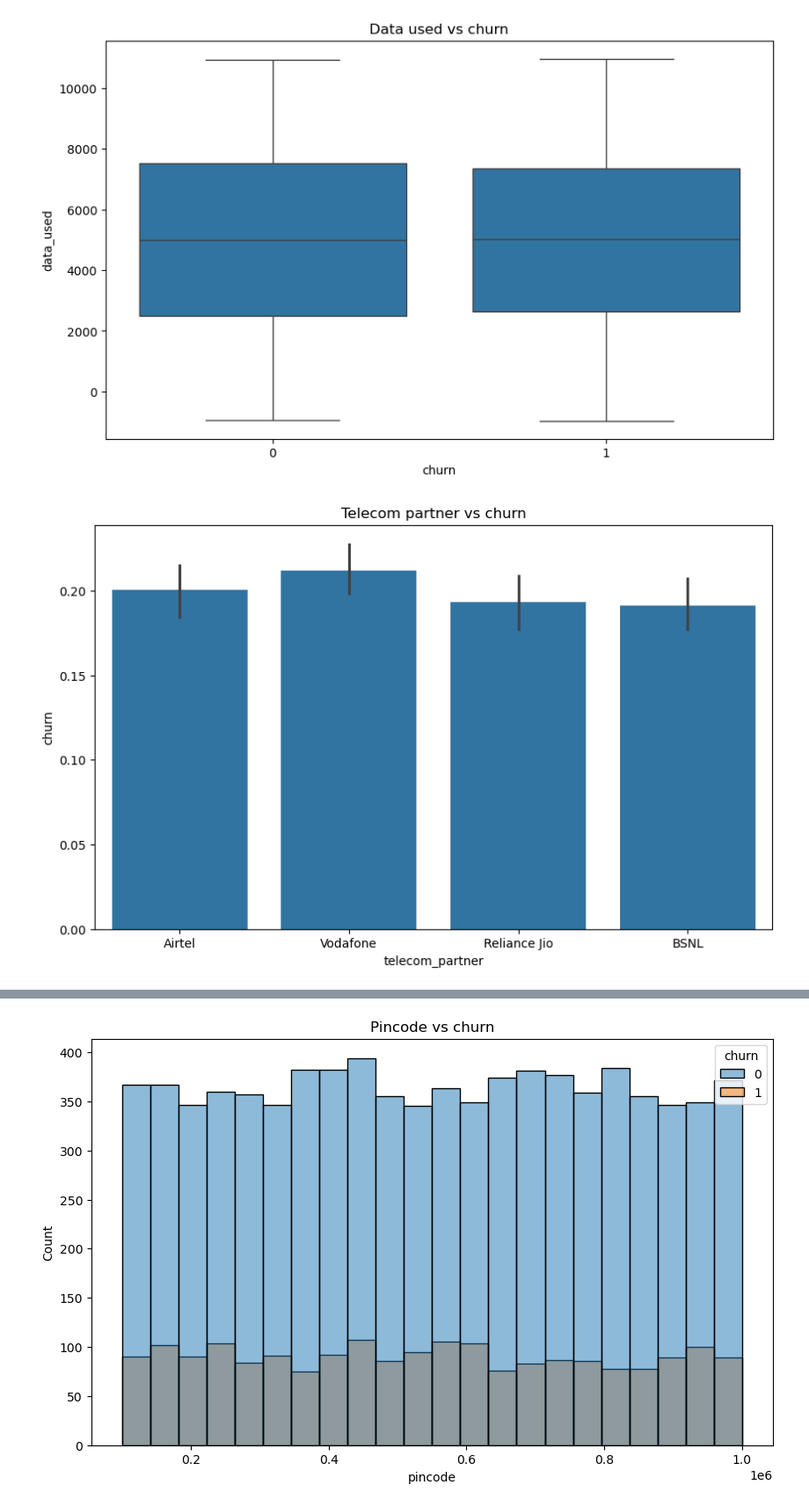
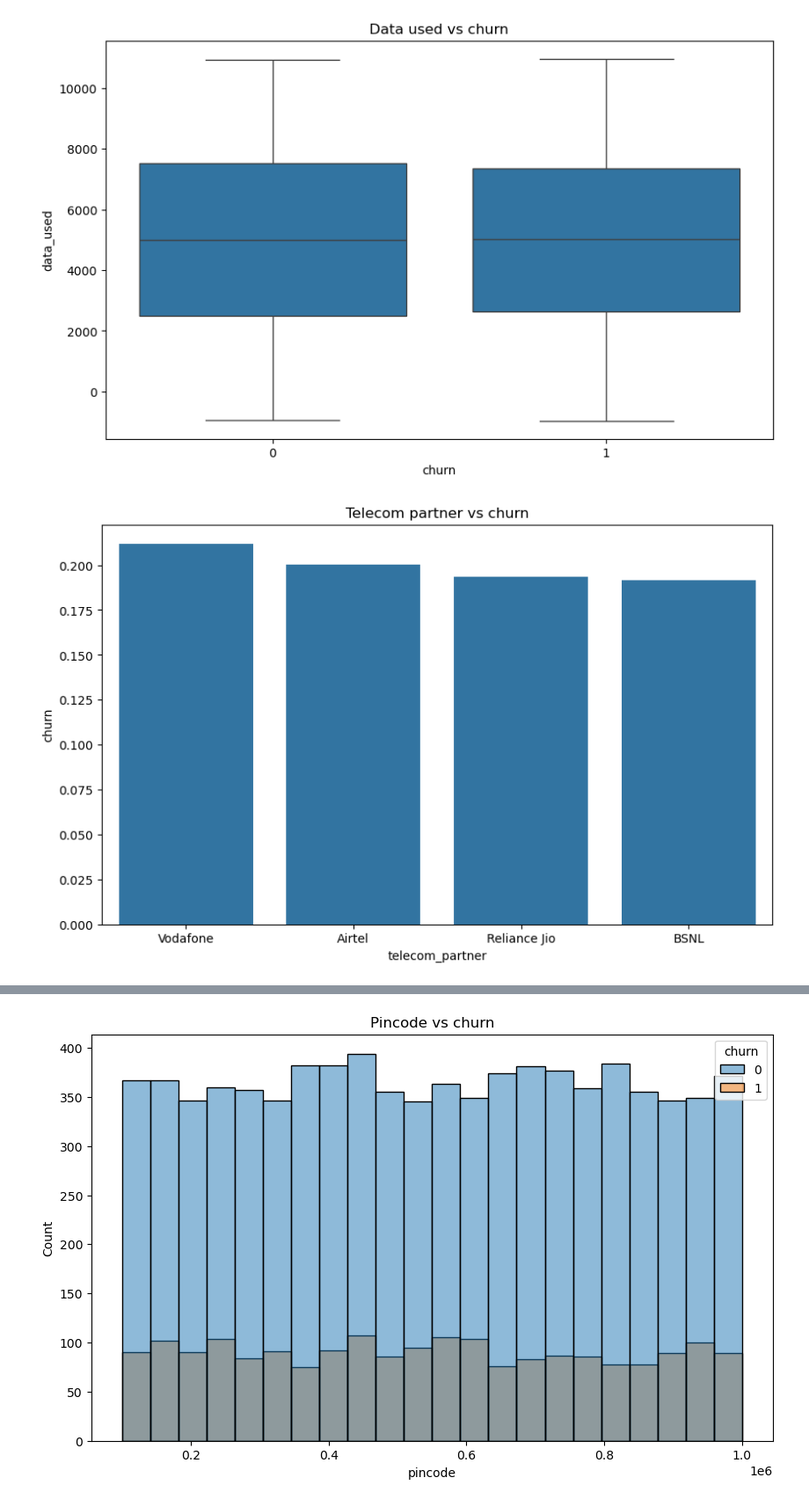
Before and after one commit to LucasHoffSchmidt/Data_Science_Customer_Churn_Prediction, a Jupyter notebook: customer_churn_prediction.ipynb, the cells around one changed output, grey strips where cells are left out. Shown at 88% size. Saved outputs shown, nothing was run; the diff lists cells and outputs as text; code cells hidden in the pictures.

```diff
--- a/customer_churn_prediction.ipynb
+++ b/customer_churn_prediction.ipynb
@@ -176,11 +176,12 @@ plt.show()
 # %%
 # Telecom partner vs churn
 plt.figure(figsize=(10, 6))
-sns.barplot(x="telecom_partner", y="churn", data=churn_df)
+telecom_churn = churn_df.groupby("telecom_partner", as_index=False)["churn"].mean().sort_values(by="churn", ascending=False)
+sns.barplot(data=telecom_churn, x="telecom_partner", y="churn")
 plt.title("Telecom partner vs churn")
 plt.show()
 # %% [output]
-[figure, old version]
+[figure, new version]
 # %%
 # State vs churn
 plt.figure(figsize=(10, 6))
```
Also changed, not shown: parts of 16 cells of this notebook, 1 other file.
